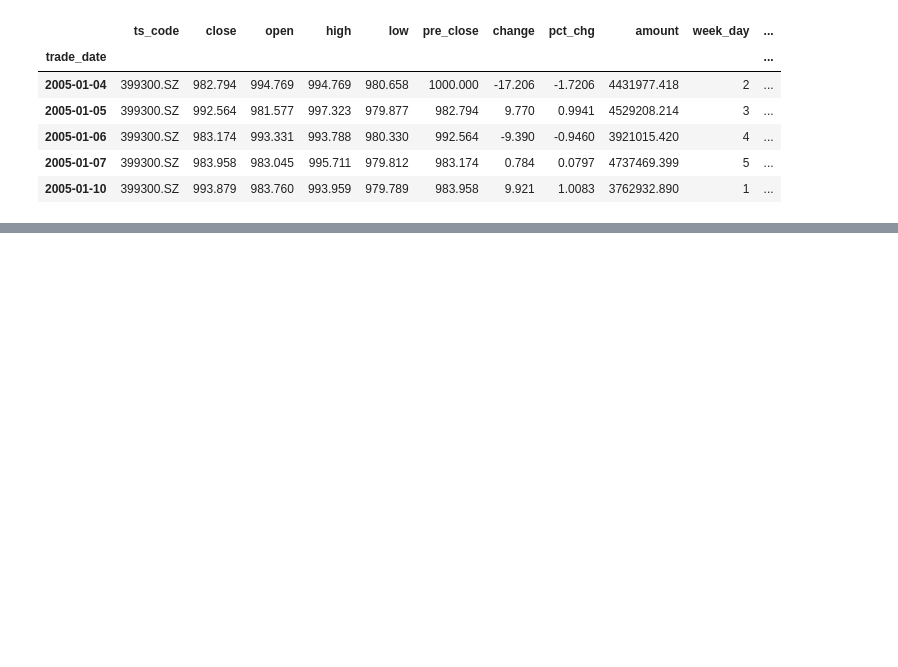
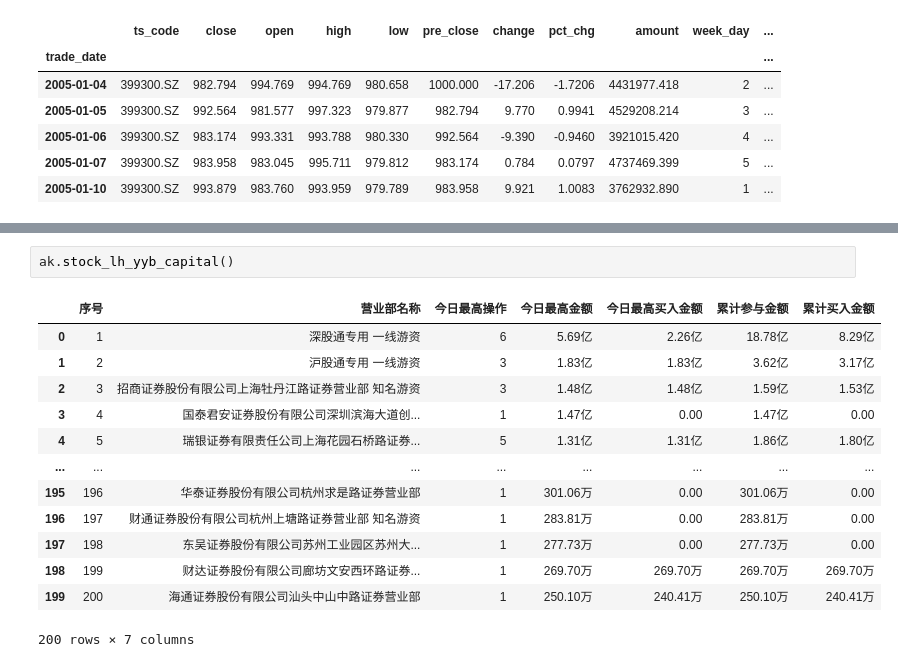
Before and after one commit to linfenglee/quant_trading, a Jupyter notebook: stock_trading/test.ipynb, the cells around one changed output, grey strips where cells are left out. Drawn from its saved outputs; the diff is of its cells as text; blank space fills up the shorter version.

```diff
--- a/stock_trading/test.ipynb
+++ b/stock_trading/test.ipynb
@@ -871,0 +908,16 @@ df.head()
+# %%
+ak.stock_lh_yyb_capital()
+# %% [output]
+|  | 序号 | 营业部名称 | 今日最高操作 | 今日最高金额 | 今日最高买入金额 | 累计参与金额 | 累计买入金额 |
+| 0 | 1 | 深股通专用 一线游资 | 6 | 5.69亿 | 2.26亿 | 18.78亿 | 8.29亿 |
+| 1 | 2 | 沪股通专用 一线游资 | 3 | 1.83亿 | 1.83亿 | 3.62亿 | 3.17亿 |
+| 2 | 3 | 招商证券股份有限公司上海牡丹江路证券营业部 知名游资 | 3 | 1.48亿 | 1.48亿 | 1.59亿 | 1.53亿 |
+| 3 | 4 | 国泰君安证券股份有限公司深圳滨海大道创... | 1 | 1.47亿 | 0.00 | 1.47亿 | 0.00 |
+| 4 | 5 | 瑞银证券有限责任公司上海花园石桥路证券... | 5 | 1.31亿 | 1.31亿 | 1.86亿 | 1.80亿 |
+| ... | ... | ... | ... | ... | ... | ... | ... |
+| 195 | 196 | 华泰证券股份有限公司杭州求是路证券营业部 | 1 | 301.06万 | 0.00 | 301.06万 | 0.00 |
+| 196 | 197 | 财通证券股份有限公司杭州上塘路证券营业部 知名游资 | 1 | 283.81万 | 0.00 | 283.81万 | 0.00 |
+| 197 | 198 | 东吴证券股份有限公司苏州工业园区苏州大... | 1 | 277.73万 | 0.00 | 277.73万 | 0.00 |
+| 198 | 199 | 财达证券股份有限公司廊坊文安西环路证券... | 1 | 269.70万 | 269.70万 | 269.70万 | 269.70万 |
+| 199 | 200 | 海通证券股份有限公司汕头中山中路证券营业部 | 1 | 250.10万 | 240.41万 | 250.10万 | 240.41万 |
+200 rows × 7 columns
```
Also changed, not shown: parts of 8 cells of this notebook, 6 other files.
